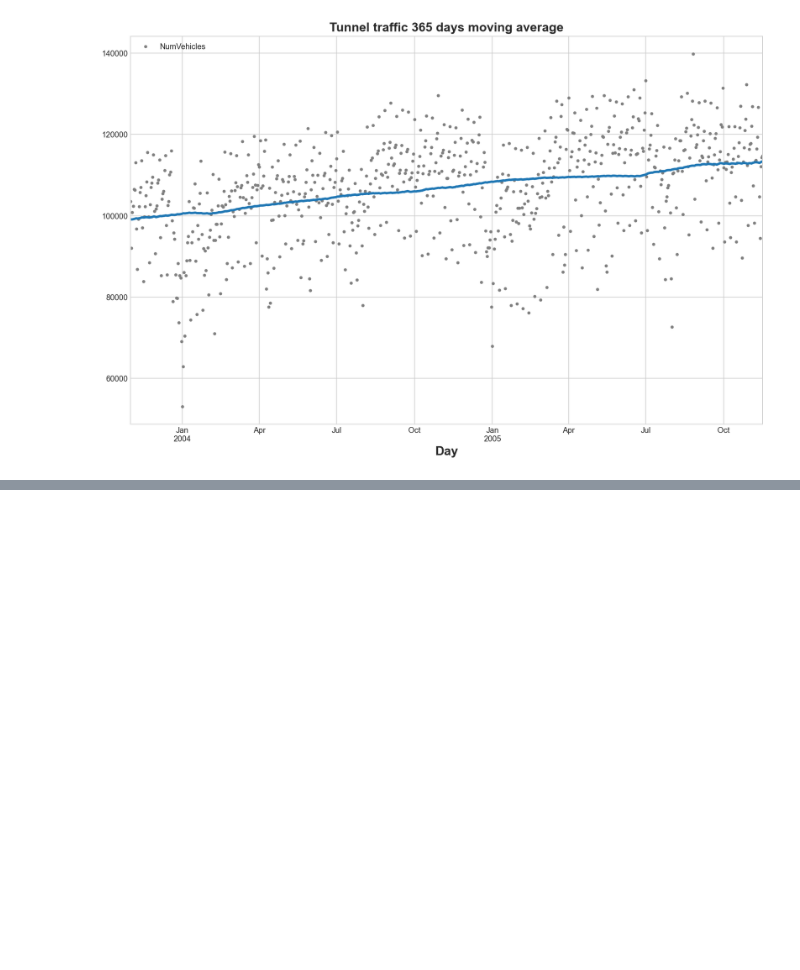
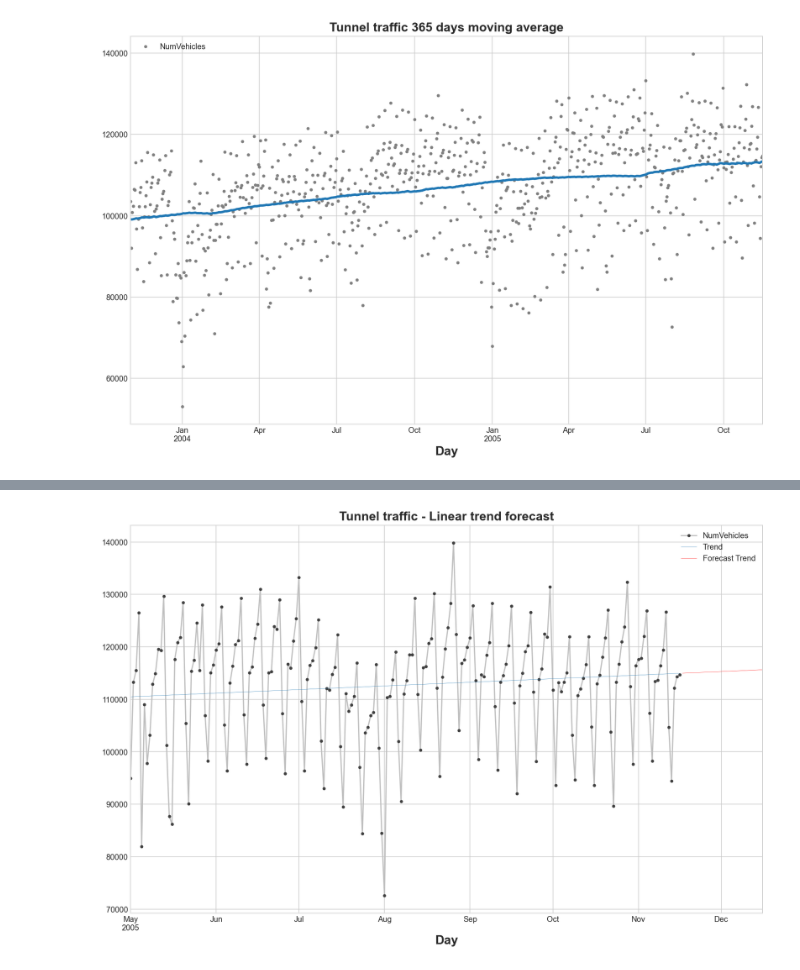
Before and after one commit to JudsonMorgan/Time-series, a Jupyter notebook: Moving-average-plot.ipynb, the cells around one changed output, grey strips where cells are left out. Drawn from its saved outputs; the diff is of its cells as text; code cells hidden in the pictures; blank space fills up the shorter version.

```diff
--- a/Moving-average-plot.ipynb
+++ b/Moving-average-plot.ipynb
@@ -70,0 +108,3 @@ from statsmodels.tsa.deterministic import DeterministicProcess
+# %%
+X = dp.out_of_sample(steps = 30)
+X
@@ -70,0 +129,3 @@ from statsmodels.tsa.deterministic import DeterministicProcess
+# %%
+y_fore = pd.Series(model.predict(X), index = X.index)
+y_fore
@@ -70,0 +150,7 @@ from statsmodels.tsa.deterministic import DeterministicProcess
+# %%
+ax = df['2005-05' :].plot(**plot_params, title = "Tunnel traffic - Linear trend forecast")
+ax = y_preds['2005-05' :].plot(ax = ax, linewidth = 0.3, label = 'Trend')
+ax = y_fore.plot(ax = ax, linewidth =0.3, label = "Forecast Trend", color = 'red')
+_= ax.legend()
+# %% [output]
+[figure, added]
```
Also changed, not shown: parts of 9 cells of this notebook.
